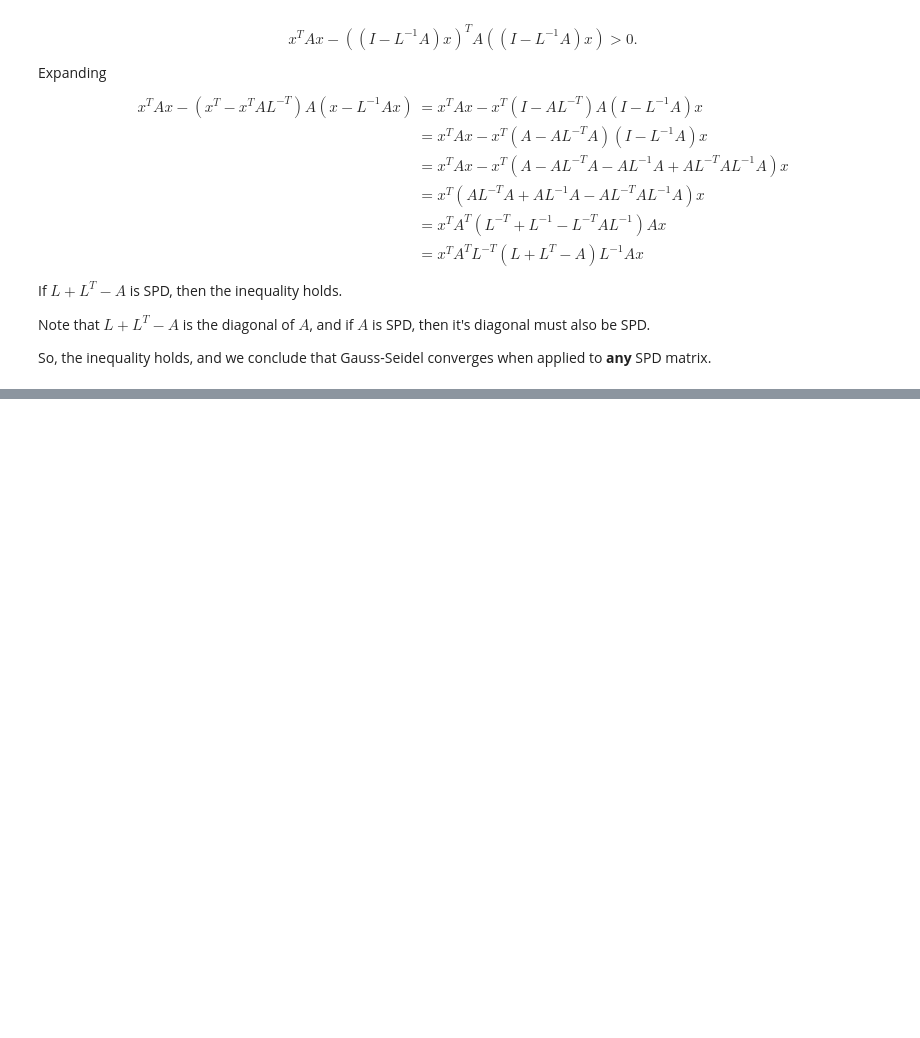
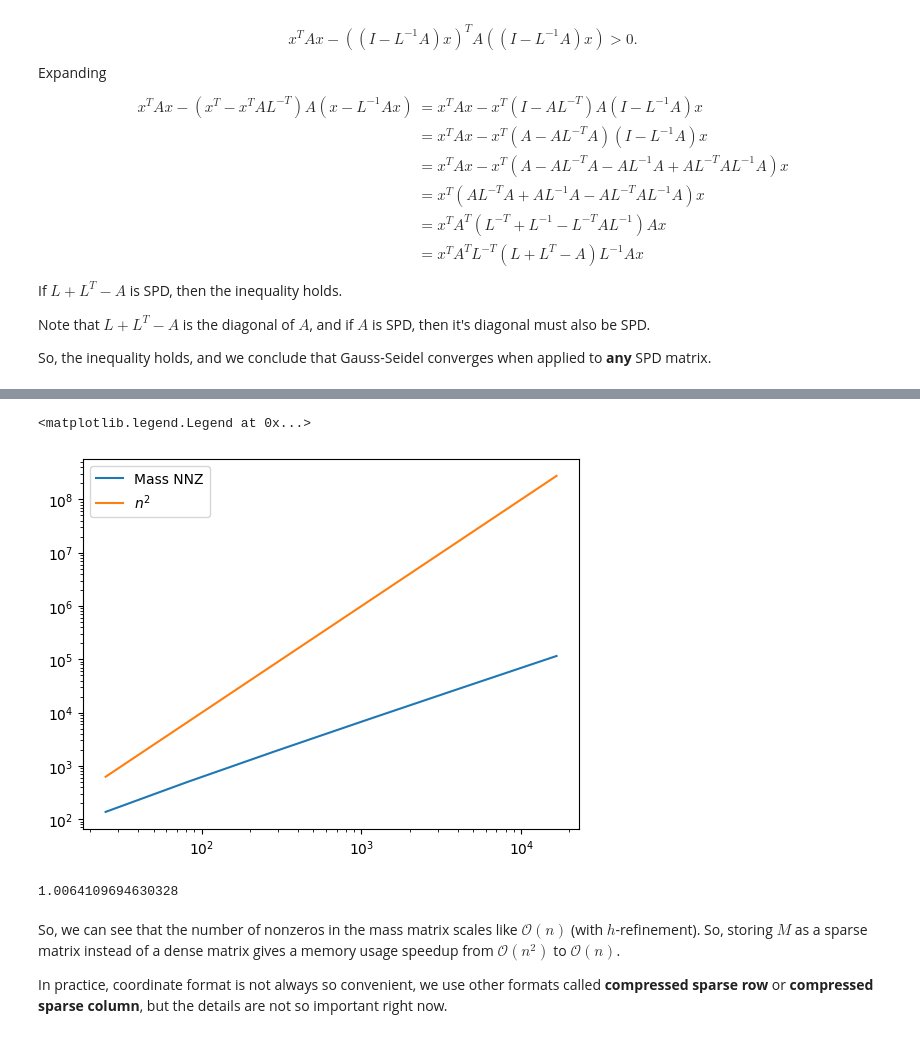
Before and after one commit to pazner/mth-651, a Jupyter notebook: lecture_notebooks/lecture_10.ipynb, the cells around one changed output, grey strips where cells are left out. Drawn from its saved outputs; the diff is of its cells as text; code cells hidden in the pictures; blank space fills up the shorter version.

```diff
--- a/lecture_notebooks/lecture_10.ipynb
+++ b/lecture_notebooks/lecture_10.ipynb
@@ -368,0 +500,29 @@ GS.Mult(F, u)
+# %%
+import numpy as np
+import matplotlib.pyplot as plt
+
+nrefinements = 6
+
+nnzs = np.zeros(nrefinements)
+ns = np.zeros(nrefinements)
+mesh_size = 4
+
+for i in range(nrefinements):
+    ns[i], nnzs[i] = nnz_mass_matrix(mesh_size)
+    mesh_size *= 2
+# %%
+plt.loglog(ns, nnzs, label="Mass NNZ")
+plt.loglog(ns, ns**2, label="$n^2$")
+plt.legend()
+# %% [output]
+<matplotlib.legend.Legend at 0x...>
+[figure, added]
+# %%
+np.log(nnzs[-1]/nnzs[-2]) / np.log(ns[-1]/ns[-2])
+# %% [output]
+1.0064109694630328
+# %% [markdown]
+So, we can see that the number of nonzeros in the mass matrix scales like $\mathcal{O}(n)$ (with $h$-refinement).
+So, storing $M$ as a sparse matrix instead of a dense matrix gives a memory usage speedup from $\mathcal{O}(n^2)$ to $\mathcal{O}(n)$.
+
+In practice, coordinate format is not always so convenient, we use other formats called **compressed sparse row** or **compressed sparse column**, but the details are not so important right now.
```
Also changed, not shown: parts of 16 cells of this notebook.
